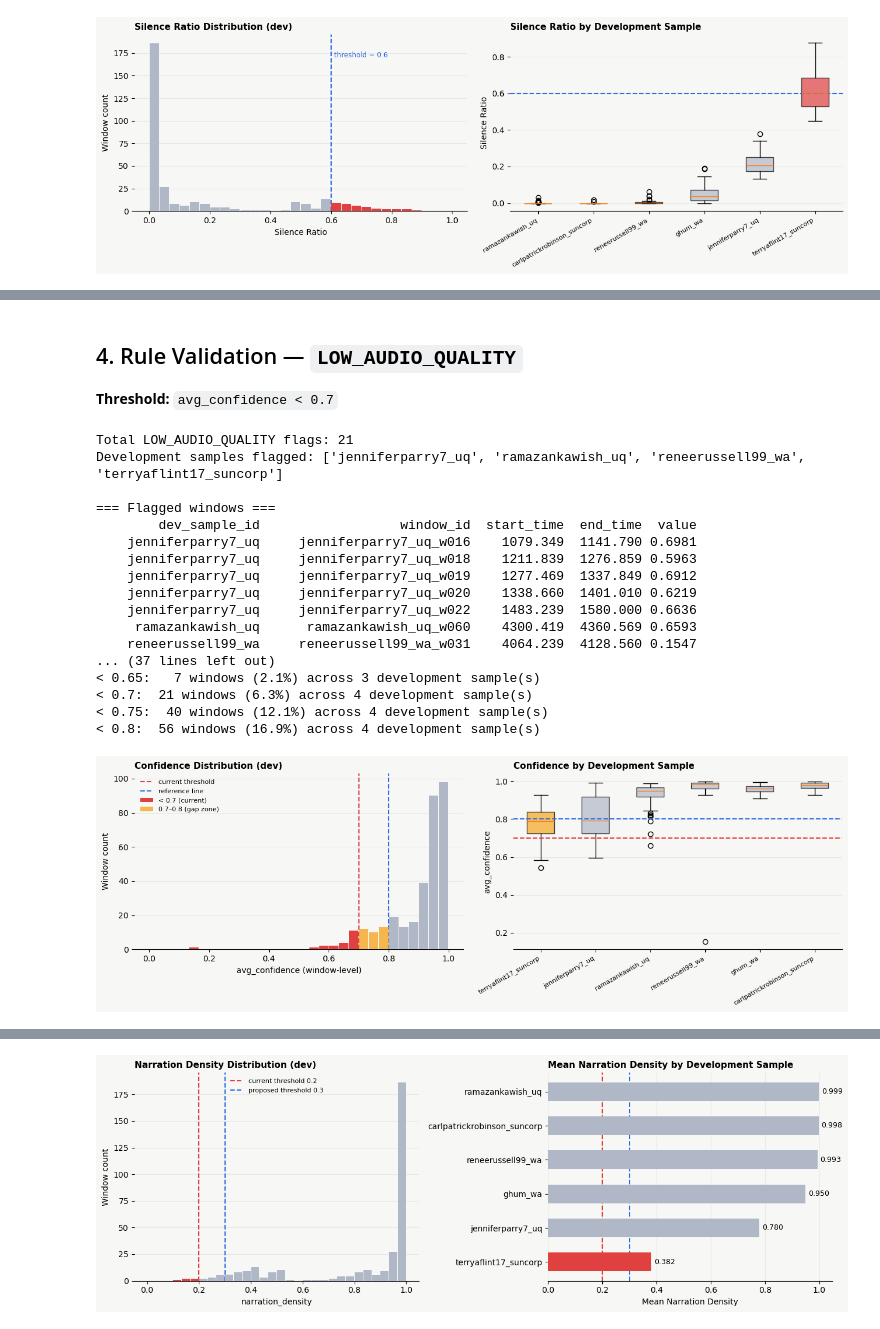
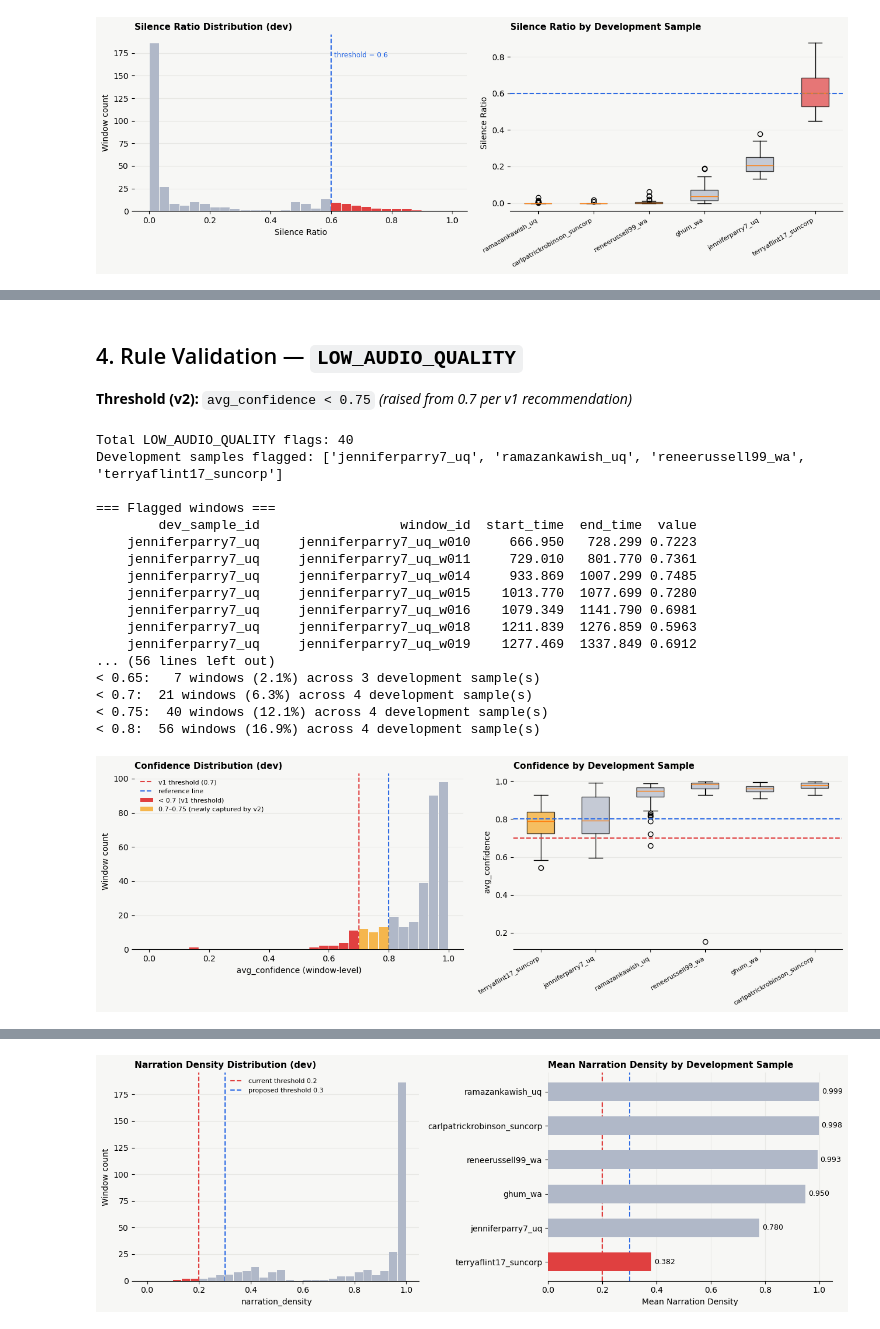
Before and after one commit to 666junyichen/accessibility-testing-qa-engine, a Jupyter notebook: notebooks/03_layer1_validation.ipynb, the cells around one changed output, grey strips where cells are left out. Saved outputs shown, nothing was run; the diff lists cells and outputs as text; code cells hidden in the pictures.

Commit message:
R8 update layer 1 validation

```diff
--- a/notebooks/03_layer1_validation.ipynb
+++ b/notebooks/03_layer1_validation.ipynb
@@ -37,9 +42,9 @@ import matplotlib.pyplot as plt
 import matplotlib.patches as mpatches
 import numpy as np
 
-flags = pd.read_csv("data/processed/layer1_flags.csv")
-audio = pd.read_csv("data/processed/audio_features.csv")
-metadata = pd.read_csv("data/processed/video_metadata.csv")
+flags = pd.read_csv("../data/processed/layer1_flags.csv")
+audio = pd.read_csv("../data/processed/audio_features.csv")
+metadata = pd.read_csv("../data/processed/video_metadata.csv")
 
 DEV_SAMPLES = [
     {"video_id": "ghum_wa", "tester_name": "ghum", "project": "department-of-premier-and-cabinet-wa"},
@@ -370,7 +375,7 @@ data_by_sample = [
     for s in sample_order
 ]
 
-bp = ax2.boxplot(data_by_sample, labels=sample_order, patch_artist=True, vert=True)
+bp = ax2.boxplot(data_by_sample, tick_labels=sample_order, patch_artist=True, vert=True)
 
 for patch, s in zip(bp["boxes"], sample_order):
     mean_val = audio_dev[audio_dev["dev_sample_id"] == s]["silence_ratio"].mean()
@@ -412,6 +415,6 @@ The threshold `silence_ratio > 0.6` identifies a clearly problematic development
 # %% [markdown]
 ## 4. Rule Validation — `LOW_AUDIO_QUALITY`
-**Threshold:** `avg_confidence < 0.7`
+**Threshold (v2):** `avg_confidence < 0.75` *(raised from 0.7 per v1 recommendation)*
 # %%
 audio_dev = audio_dev.copy()
 audio_dev["dev_sample_id"] = audio_dev["video_id"]
@@ -447,19 +450,19 @@ for thresh in [0.65, 0.70, 0.75, 0.80]:
     samples = audio_dev[audio_dev["avg_confidence"] < thresh]["dev_sample_id"].nunique()
     print(f"< {thresh}: {n:3d} windows ({n/len(audio_dev)*100:.1f}%) across {samples} development sample(s)")
 # %% [output]
-Total LOW_AUDIO_QUALITY flags: 21
+Total LOW_AUDIO_QUALITY flags: 40
 Development samples flagged: ['jenniferparry7_uq', 'ramazankawish_uq', 'reneerussell99_wa', 'terryaflint17_suncorp']
 
 === Flagged windows ===
         dev_sample_id                  window_id  start_time  end_time  value
+    jenniferparry7_uq     jenniferparry7_uq_w010     666.950   728.299 0.7223
+    jenniferparry7_uq     jenniferparry7_uq_w011     729.010   801.770 0.7361
+    jenniferparry7_uq     jenniferparry7_uq_w014     933.869  1007.299 0.7485
+    jenniferparry7_uq     jenniferparry7_uq_w015    1013.770  1077.699 0.7280
     jenniferparry7_uq     jenniferparry7_uq_w016    1079.349  1141.790 0.6981
     jenniferparry7_uq     jenniferparry7_uq_w018    1211.839  1276.859 0.5963
     jenniferparry7_uq     jenniferparry7_uq_w019    1277.469  1337.849 0.6912
-    jenniferparry7_uq     jenniferparry7_uq_w020    1338.660  1401.010 0.6219
-    jenniferparry7_uq     jenniferparry7_uq_w022    1483.239  1580.000 0.6636
-     ramazankawish_uq      ramazankawish_uq_w060    4300.419  4360.569 0.6593
-    reneerussell99_wa     reneerussell99_wa_w031    4064.239  4128.560 0.1547
-... (37 lines left out)
+... (56 lines left out)
 < 0.65:   7 windows (2.1%) across 3 development sample(s)
 < 0.7:  21 windows (6.3%) across 4 development sample(s)
 < 0.75:  40 windows (12.1%) across 4 development sample(s)
@@ -477,14 +480,14 @@ counts_all, _ = np.histogram(audio_dev["avg_confidence"], bins=bins)
 bc = (bins[:-1] + bins[1:]) / 2
 
 ax.bar(bc[bc >= 0.8], counts_all[bc >= 0.8], width=bw, color="#B0B8C8", zorder=3)
-ax.bar(bc[bc < 0.7], counts_all[bc < 0.7], width=bw, color="#E04040", zorder=3, label="< 0.7 (current)")
+ax.bar(bc[bc < 0.7], counts_all[bc < 0.7], width=bw, color="#E04040", zorder=3, label="< 0.7 (v1 threshold)")
 ax.bar(
     bc[(bc >= 0.7) & (bc < 0.8)],
     counts_all[(bc >= 0.7) & (bc < 0.8)],
-    width=bw, color="#F5A623", zorder=3, alpha=0.8, label="0.7–0.8 (gap zone)"
+    width=bw, color="#F5A623", zorder=3, alpha=0.8, label="0.7–0.75 (newly captured by v2)"
 )
 
-ax.axvline(0.7, color="#E04040", linestyle="--", linewidth=1.5, label="current threshold")
+ax.axvline(0.7, color="#E04040", linestyle="--", linewidth=1.5, label="v1 threshold (0.7)")
 ax.axvline(0.8, color="#2D6BE4", linestyle="--", linewidth=1.5, label="reference line")
 ax.set_xlabel("avg_confidence (window-level)")
 ax.set_ylabel("Window count")
@@ -504,32 +507,32 @@ sample_order = (
     .index
 )
 
 data_by_sample = [
     audio_dev[audio_dev["dev_sample_id"] == s]["avg_confidence"].values
     for s in sample_order
 ]
 
-bp = ax2.boxplot(data_by_sample, labels=sample_order, patch_artist=True)
+bp = ax2.boxplot(data_by_sample, tick_labels=sample_order, patch_artist=True)
 
 for patch, s in zip(bp["boxes"], sample_order):
     mean_v = audio_dev[audio_dev["dev_sample_id"] == s]["avg_confidence"].mean()
     patch.set_facecolor(
         "#E04040" if mean_v < 0.7 else
         "#F5A623" if mean_v < 0.8 else
         "#B0B8C8"
     )
     patch.set_alpha(0.7)
 
 ax2.axhline(0.7, color="#E04040", linestyle="--", linewidth=1.5)
 ax2.axhline(0.8, color="#2D6BE4", linestyle="--", linewidth=1.5)
 ax2.set_xticklabels(sample_order, rotation=30, ha="right", fontsize=8)
 ax2.set_ylabel("avg_confidence")
 ax2.set_title("Confidence by Development Sample", fontsize=11, fontweight="bold", loc="left")
 ax2.spines[["top", "right", "left"]].set_visible(False)
 ax2.grid(axis="y", color="#E8E8E4")
 ax2.set_axisbelow(True)
 
 plt.tight_layout()
 plt.show()
 # %% [output]
-[figure, old version]
+[figure, new version]
```
Also changed, not shown: parts of 15 cells of this notebook.
